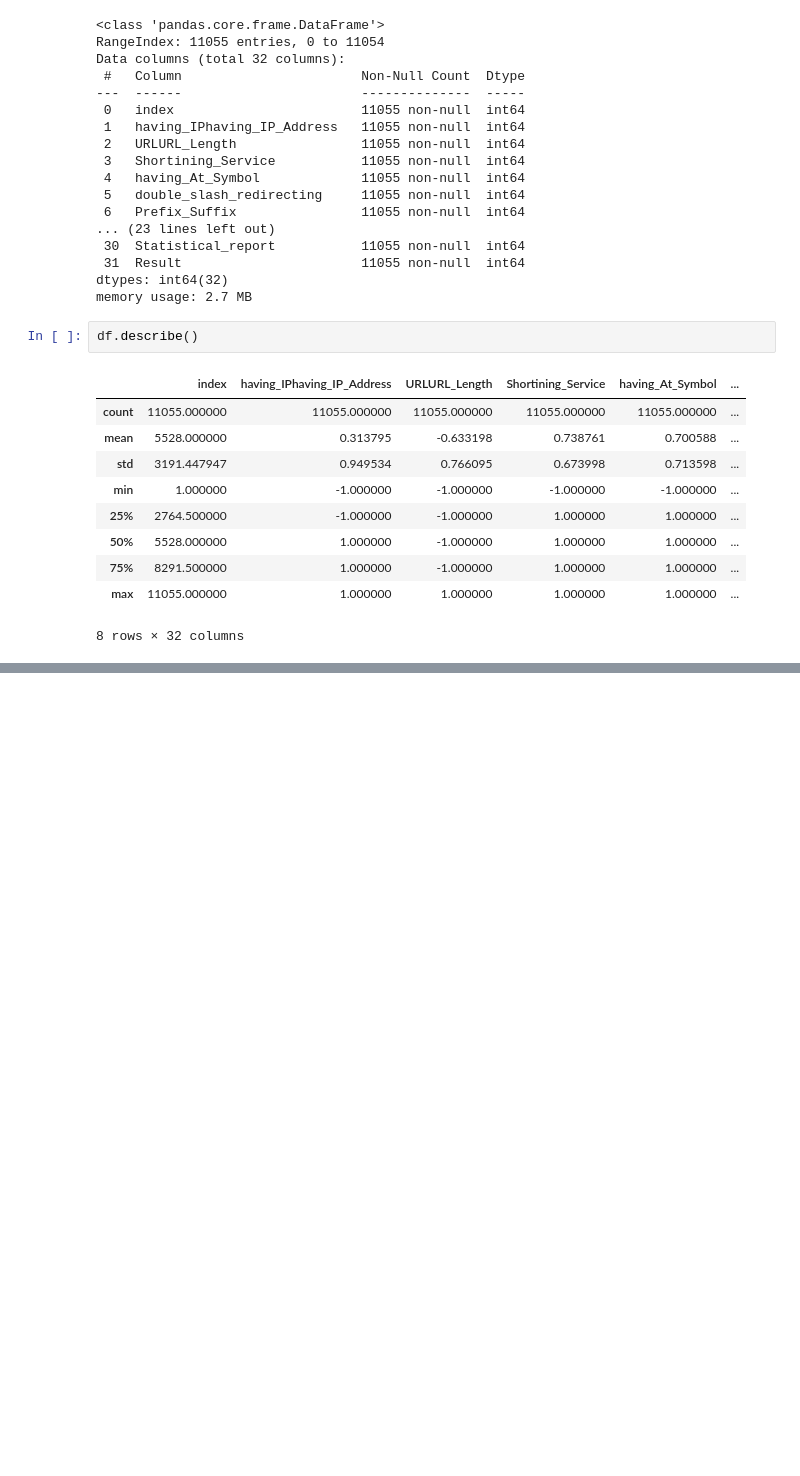
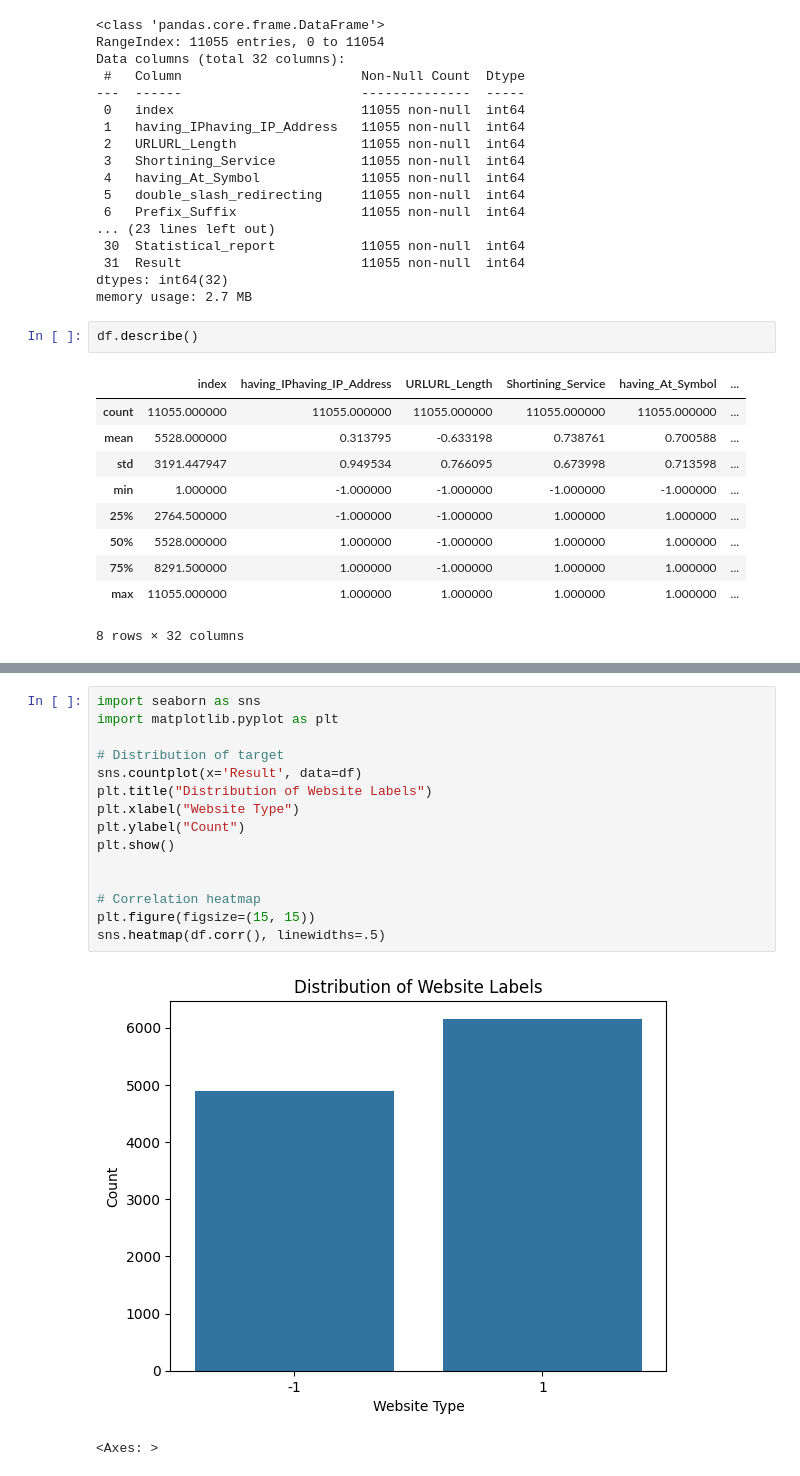
Before and after one commit to Nehemiahmageto/Detecting-Phishing-Websites-Using-URL-Based-HTML-Based-and-Domain-Based-Features, a Jupyter notebook: Model.ipynb, the cells around one changed output, grey strips where cells are left out. Drawn from its saved outputs; the diff is of its cells as text; blank space fills up the shorter version.

Commit message:
Correlation

```diff
--- a/Model.ipynb
+++ b/Model.ipynb
@@ -47,0 +144,18 @@ df.describe()
+# %%
+import seaborn as sns
+import matplotlib.pyplot as plt
+
+# Distribution of target
+sns.countplot(x='Result', data=df)
+plt.title("Distribution of Website Labels")
+plt.xlabel("Website Type")
+plt.ylabel("Count")
+plt.show()
+
+
+# Correlation heatmap
+plt.figure(figsize=(15, 15))
+sns.heatmap(df.corr(), linewidths=.5)
+# %% [output]
+[figure, added]
+<Axes: >
```
Also changed, not shown: parts of 8 cells of this notebook.
